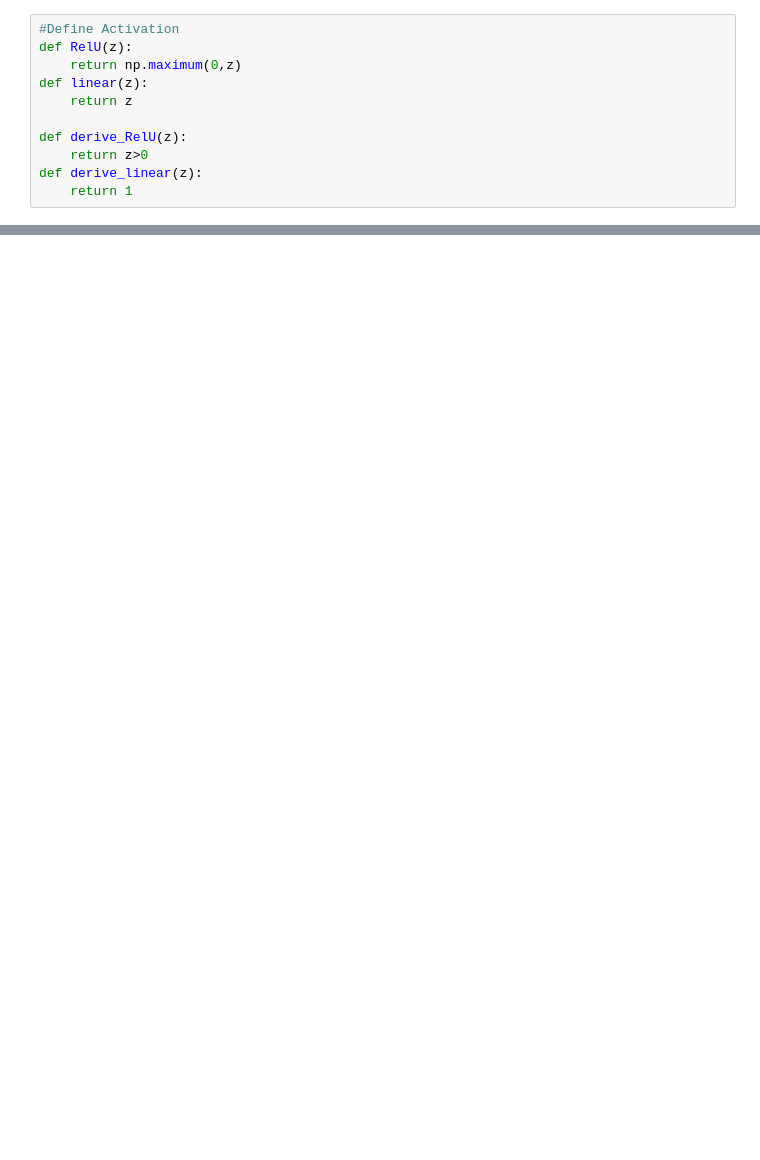
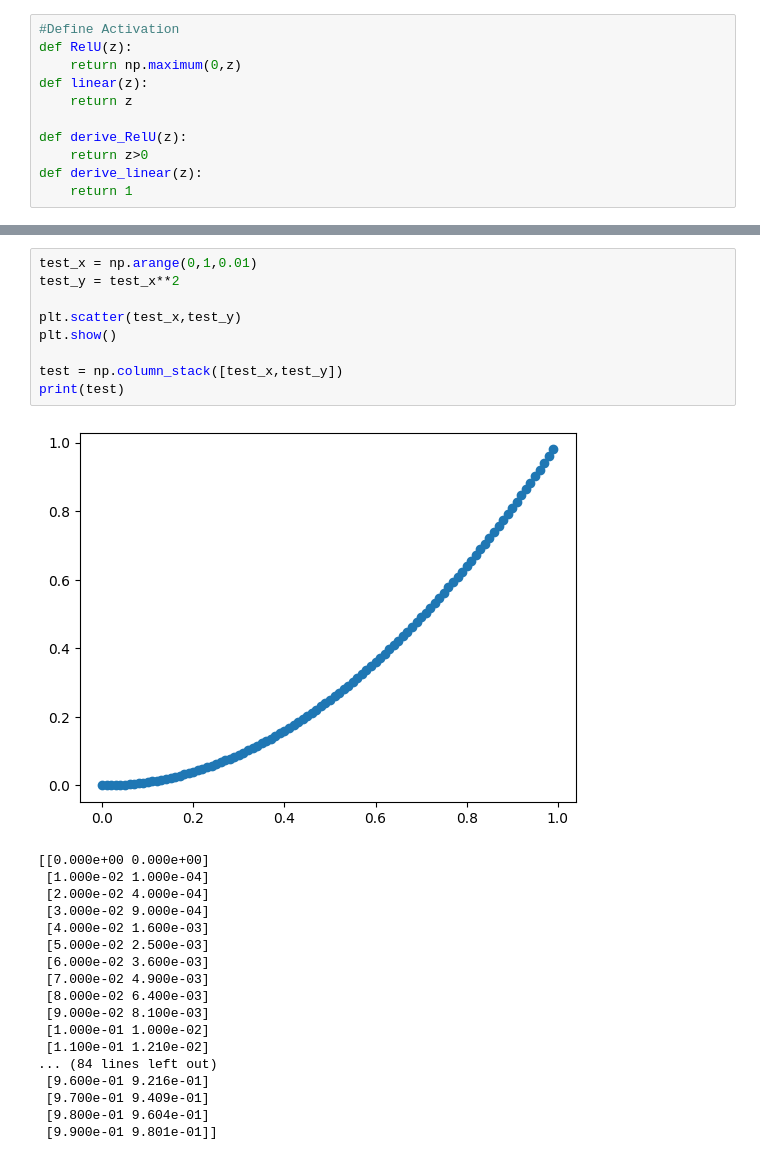
Before and after one commit to Vinaypaliwal123/Reflection_using_ANN, a Jupyter notebook: main.ipynb, the cells around one changed output, grey strips where cells are left out. Drawn from its saved outputs; the diff is of its cells as text; blank space fills up the shorter version.

```diff
--- a/main.ipynb
+++ b/main.ipynb
@@ -48,0 +154,28 @@ def update_params(w1,b1,w2,b2,dw1,db1,dw2,db2,alpha):
+# %%
+test_x = np.arange(0,1,0.01)
+test_y = test_x**2
+
+plt.scatter(test_x,test_y)
+plt.show()
+
+test = np.column_stack([test_x,test_y])
+print(test)
+# %% [output]
+[figure, added]
+[[0.000e+00 0.000e+00]
+ [1.000e-02 1.000e-04]
+ [2.000e-02 4.000e-04]
+ [3.000e-02 9.000e-04]
+ [4.000e-02 1.600e-03]
+ [5.000e-02 2.500e-03]
+ [6.000e-02 3.600e-03]
+ [7.000e-02 4.900e-03]
+ [8.000e-02 6.400e-03]
+ [9.000e-02 8.100e-03]
+ [1.000e-01 1.000e-02]
+ [1.100e-01 1.210e-02]
+... (84 lines left out)
+ [9.600e-01 9.216e-01]
+ [9.700e-01 9.409e-01]
+ [9.800e-01 9.604e-01]
+ [9.900e-01 9.801e-01]]
```
Also changed, not shown: parts of 13 cells of this notebook, 1 other file.
